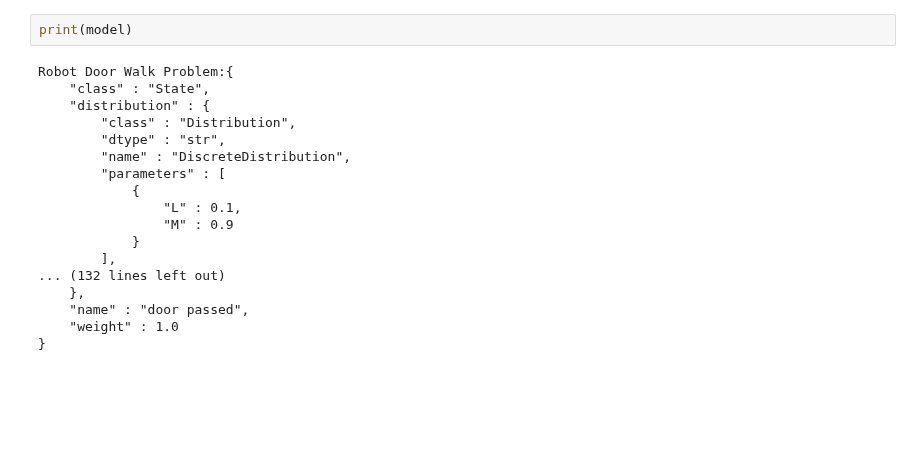
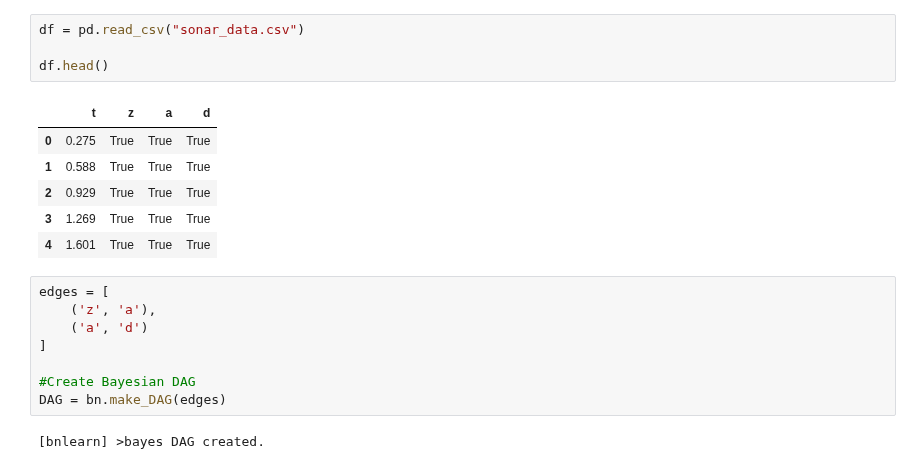
Before and after one commit to ERUD1T3/rai-project-one, a Jupyter notebook: sources/examples/test_files/BBN.ipynb, the cells around one changed output. Drawn from its saved outputs; the diff is of its cells as text; blank space fills up the shorter version.

```diff
--- a/sources/examples/test_files/BBN.ipynb
+++ b/sources/examples/test_files/BBN.ipynb
@@ -31,20 +6,21 @@ model.bake()
-# %%
-print(model)
-# %% [output]
-Robot Door Walk Problem:{
-    "class" : "State",
-    "distribution" : {
-        "class" : "Distribution",
-        "dtype" : "str",
-        "name" : "DiscreteDistribution",
-        "parameters" : [
-            {
-                "L" : 0.1,
-                "M" : 0.9
-            }
-        ],
-... (132 lines left out)
-    },
-    "name" : "door passed",
-    "weight" : 1.0
-}
+# %%
+df = pd.read_csv("sonar_data.csv")
+
+df.head()
+# %% [output]
+|  | t | z | a | d |
+| 0 | 0.275 | True | True | True |
+| 1 | 0.588 | True | True | True |
+| 2 | 0.929 | True | True | True |
+| 3 | 1.269 | True | True | True |
+| 4 | 1.601 | True | True | True |
+# %%
+edges = [
+    ('z', 'a'),
+    ('a', 'd')
+]
+
+#Create Bayesian DAG
+DAG = bn.make_DAG(edges)
+# %% [output]
+[bnlearn] >bayes DAG created.
```
Also changed, not shown: parts of 7 cells of this notebook, 2 other files.
